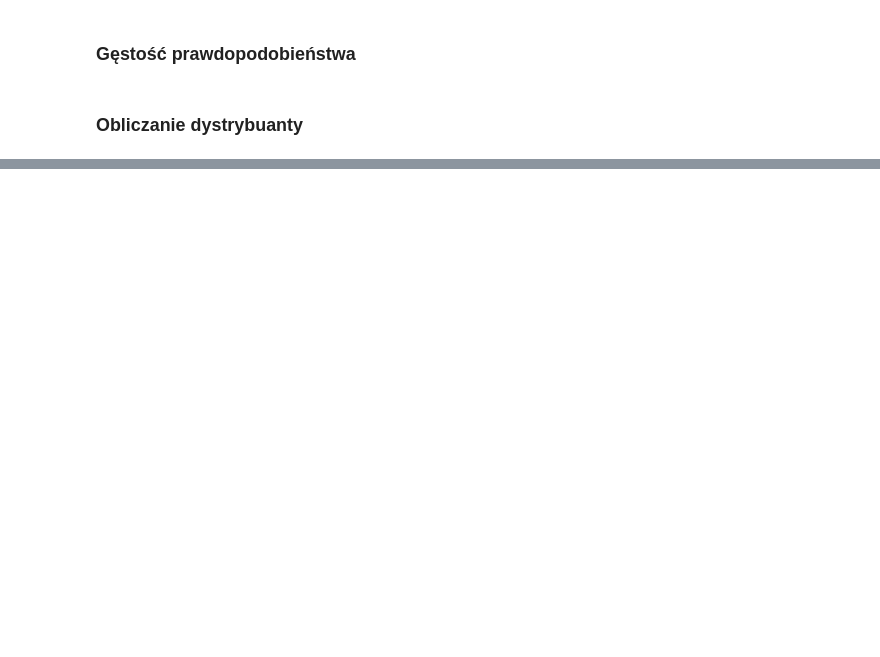
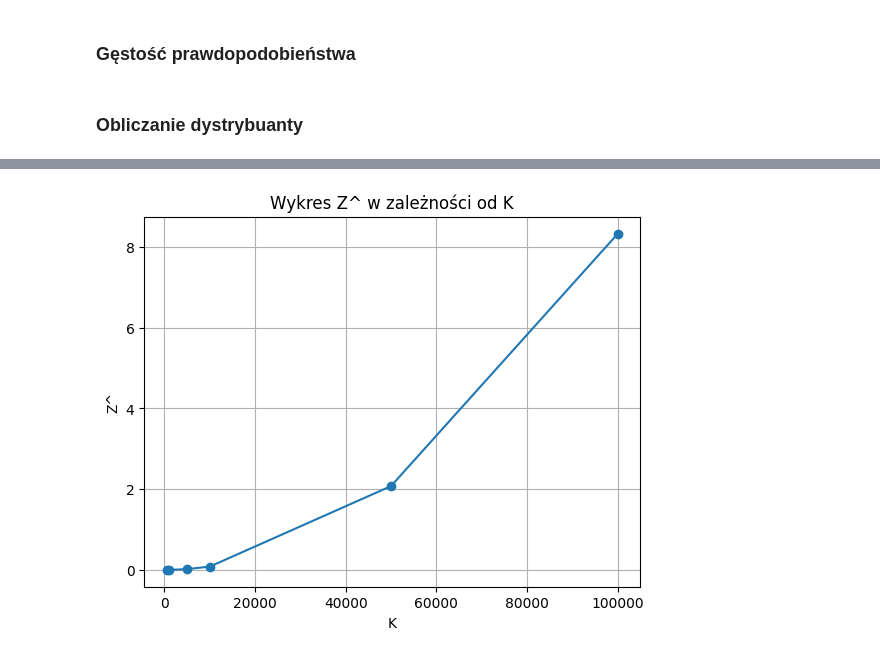
Before and after one commit to mbrunka/stochastyka-white-noise, a Jupyter notebook: main.ipynb, the cells around one changed output, grey strips where cells are left out. Cells and saved outputs as stored; diff of their text form; code cells hidden in the pictures; blank space fills up the shorter version.

```diff
--- a/main.ipynb
+++ b/main.ipynb
@@ -275,0 +290,11 @@ dystrybuanta_slupkowa(szum_bialy, ZAKRES, 30)
+# %%
+# Rysowanie wykresu
+K.pop(0)
+plt.plot(K, z_dash, marker='o')
+plt.xlabel('K')
+plt.ylabel('Z^')
+plt.title('Wykres Z^ w zależności od K')
+plt.grid(True)
+plt.show()
+# %% [output]
+[figure, added]
```
Also changed, not shown: parts of 7 cells of this notebook.
